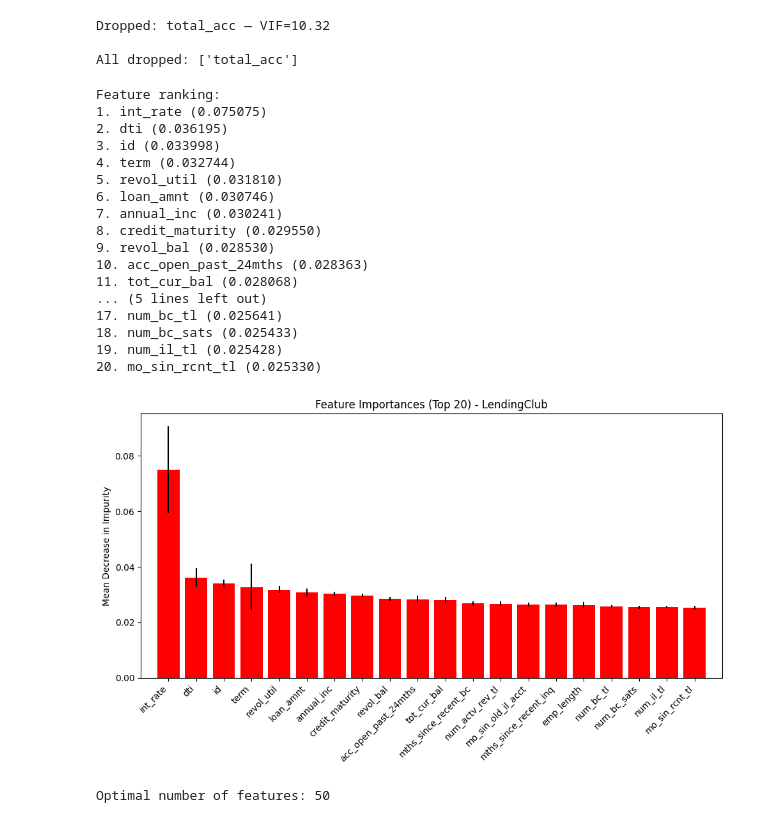
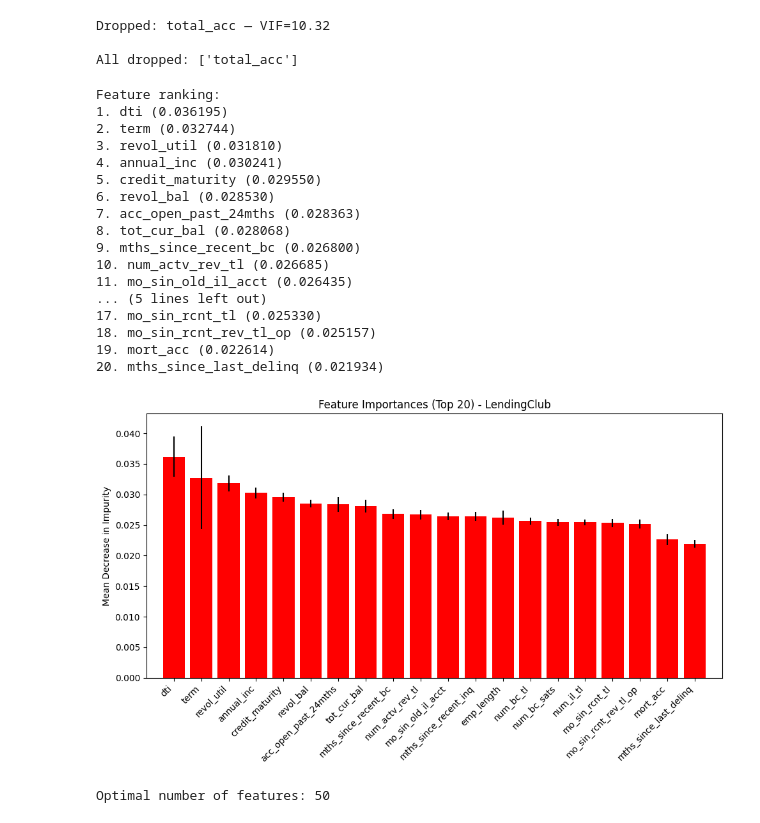
Before and after one commit to KonstantinosPapaandrea/EPL448TeamProject, a Jupyter notebook: CreaditScoreML_Run_all.ipynb, the cells around one changed output. Cells and saved outputs as stored; diff of their text form; code cells hidden in the pictures.

```diff
--- a/CreaditScoreML_Run_all.ipynb
+++ b/CreaditScoreML_Run_all.ipynb
@@ -1361,64 +1361,63 @@ Dropped: total_acc — VIF=10.32
 
 All dropped: ['total_acc']
 # %%
-#Drop Int_rate
-#ensemble done to decide on important futures, our dataset is too big for forward feature selection.
 from sklearn.ensemble import ExtraTreesClassifier
 
-
 feature_names = X_train_tree.columns
-
 
 estimator = ExtraTreesClassifier(n_estimators=100, max_features='sqrt', random_state=0)
 estimator.fit(X_train_tree, Y_train)
 
 importances = estimator.feature_importances_
 std = np.std([tree.feature_importances_ for tree in estimator.estimators_], axis=0)
 
-# Sort the features
 indices = np.argsort(importances)[::-1]
 
+excluded = {"int_rate", "id", "loan_amnt"}
+filtered_indices = [i for i in indices if feature_names[i] not in excluded]
+
 top_n = 20
-indices_top = indices[:top_n]
+indices_top = filtered_indices[:top_n]
 
 print("Feature ranking:")
-for f in range(top_n):
-    feature_idx = indices_top[f]
-    print(f"{f + 1}. {feature_names[feature_idx]} ({importances[feature_idx]:.6f})")
-
+for f, feature_idx in enumerate(indices_top, start=1):
+    print(f"{f}. {feature_names[feature_idx]} ({importances[feature_idx]:.6f})")
 
 plt.figure(figsize=(10, 6))
 plt.title(f"Feature Importances (Top {top_n}) - LendingClub")
 
-plt.bar(range(top_n), importances[indices_top],
-        color="r", yerr=std[indices_top], align="center")
+plt.bar(
+    range(top_n),
+    importances[indices_top],
+    color="r",
+    yerr=std[indices_top],
+    align="center"
+)
 
 plt.xticks(range(top_n), feature_names[indices_top], rotation=45, ha='right')
 plt.xlim([-1, top_n])
 plt.ylabel("Mean Decrease in Impurity")
 plt.tight_layout()
 plt.show()
-
-#Logical futures are being proposed here from finance prespective
 # %% [output]
 Feature ranking:
-1. int_rate (0.075075)
-2. dti (0.036195)
-3. id (0.033998)
-4. term (0.032744)
-5. revol_util (0.031810)
-6. loan_amnt (0.030746)
-7. annual_inc (0.030241)
-8. credit_maturity (0.029550)
-9. revol_bal (0.028530)
-10. acc_open_past_24mths (0.028363)
-11. tot_cur_bal (0.028068)
+1. dti (0.036195)
+2. term (0.032744)
+3. revol_util (0.031810)
+4. annual_inc (0.030241)
+5. credit_maturity (0.029550)
+6. revol_bal (0.028530)
+7. acc_open_past_24mths (0.028363)
+8. tot_cur_bal (0.028068)
+9. mths_since_recent_bc (0.026800)
+10. num_actv_rev_tl (0.026685)
+11. mo_sin_old_il_acct (0.026435)
 ... (5 lines left out)
-17. num_bc_tl (0.025641)
-18. num_bc_sats (0.025433)
-19. num_il_tl (0.025428)
-20. mo_sin_rcnt_tl (0.025330)
+17. mo_sin_rcnt_tl (0.025330)
+18. mo_sin_rcnt_rev_tl_op (0.025157)
+19. mort_acc (0.022614)
+20. mths_since_last_delinq (0.021934)
-[figure, old version]
+[figure, new version]
 # %%
 #Future extraction with X_train_tree dataset
 
```
Also changed, not shown: parts of 7 cells of this notebook, 16 other files.
